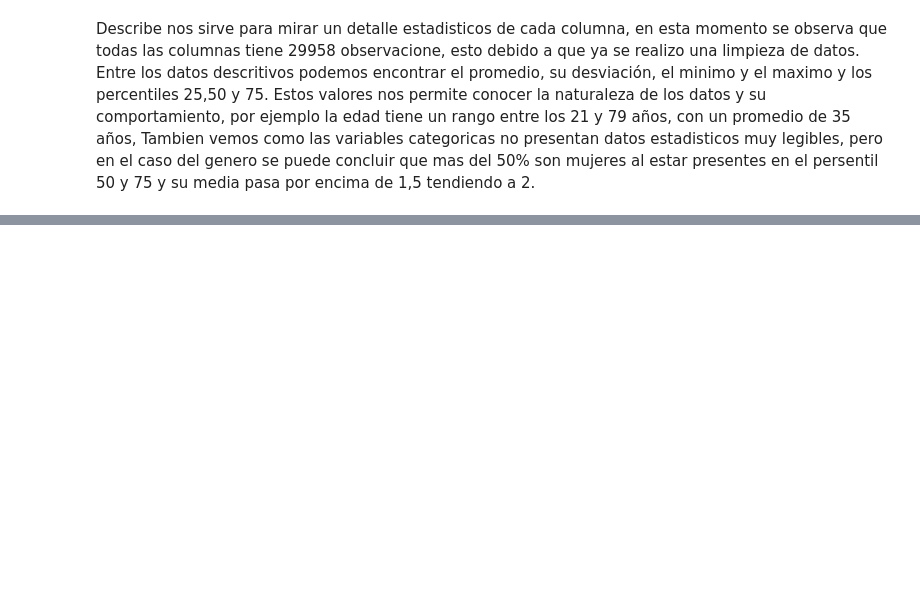
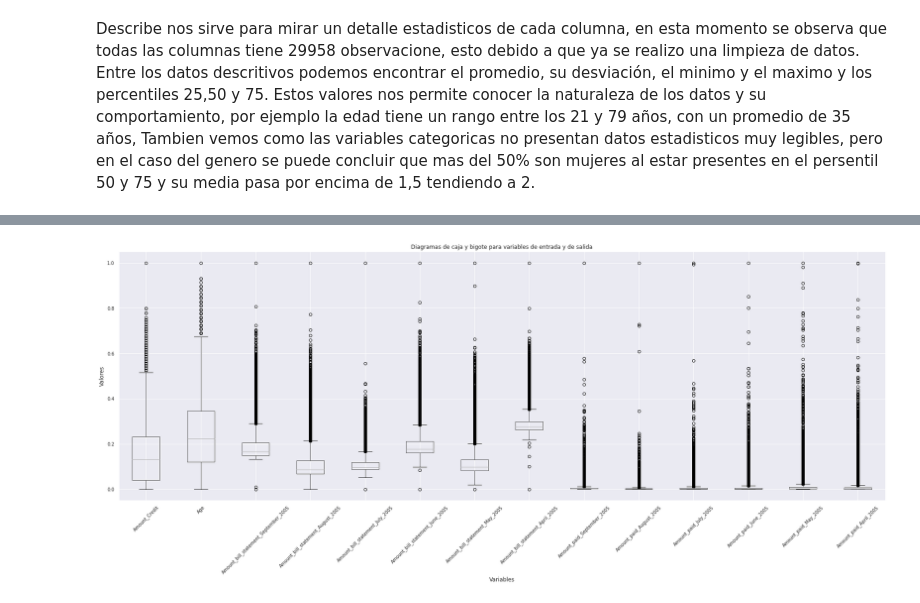
Before and after one commit to PosgradoMNA/actividades-de-aprendizaje-JersonDavidPerezContreras, a Jupyter notebook: Actividad_Semanal_6,_visualización.ipynb, the cells around one changed output, grey strips where cells are left out. Drawn from its saved outputs; the diff is of its cells as text; code cells hidden in the pictures; blank space fills up the shorter version.

```diff
--- a/Actividad_Semanal_6,_visualización.ipynb
+++ b/Actividad_Semanal_6,_visualización.ipynb
@@ -229,0 +426,10 @@ Estos valores nos permite conocer la naturaleza de los datos y su comportamiento
+# %%
+# caja de bigotes, variables numericas
+fig, ax2 = plt.subplots(figsize=(30,10))
+df_tranform[variables_numericas].boxplot(rot=45,fontsize = 10)
+plt.title('Diagramas de caja y bigote para variables de entrada y de salida')
+plt.xlabel('Variables')
+plt.ylabel('Valores')
+plt.show()
+# %% [output]
+[figure, added]
```
Also changed, not shown: parts of 16 cells of this notebook.
